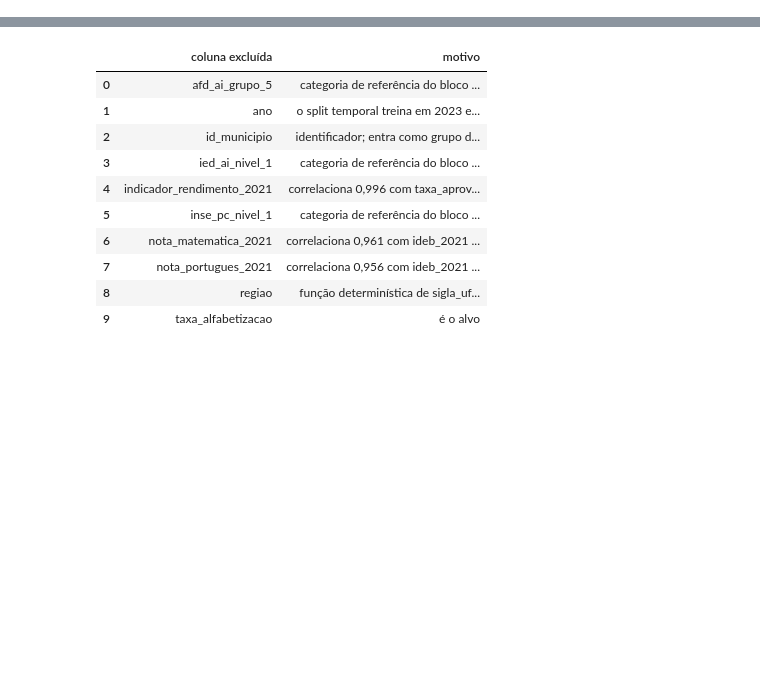
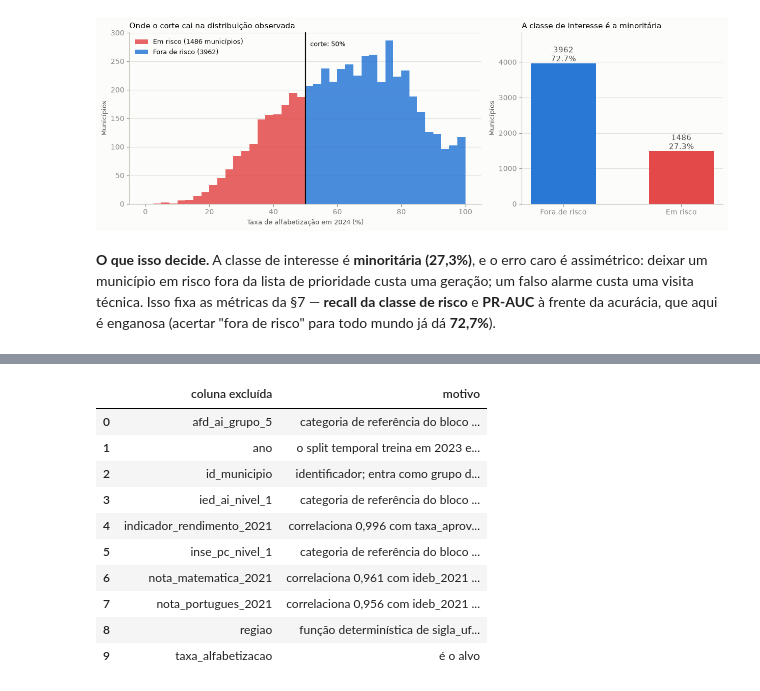
Before and after one commit to damske-h/1IAST-Fase3, a Jupyter notebook: notebooks/03_modelagem.ipynb, the cells around one changed output, grey strips where cells are left out. Cells and saved outputs as stored; diff of their text form; code cells hidden in the pictures; blank space fills up the shorter version.

```diff
--- a/notebooks/03_modelagem.ipynb
+++ b/notebooks/03_modelagem.ipynb
@@ -148,0 +108,4 @@ terem saído da EDA:
+# %%
+X, y = rotular_risco(base)
+print(f"{len(X)} municípios, um por linha | classe 'em risco': {y.mean() * 100:.1f}%")
+resumir_rotulo(X, y)
@@ -148,0 +117,41 @@ terem saído da EDA:
+# %%
+fig, eixos = plt.subplots(1, 2, figsize=(12.5, 4.3),
+                          gridspec_kw={"width_ratios": [1.75, 1]})
+
+# --- Painel A: onde o corte cai na distribuição ---
+eixos[0].hist(X.loc[y == 1, "taxa_alfabetizacao"], bins=np.arange(0, 102, 2.5),
+              color=NEGATIVO, alpha=0.85, label=f"Em risco ({int(y.sum())} municípios)")
+eixos[0].hist(X.loc[y == 0, "taxa_alfabetizacao"], bins=np.arange(0, 102, 2.5),
+              color=SERIE[0], alpha=0.85, label=f"Fora de risco ({int((y == 0).sum())})")
+eixos[0].axvline(LIMIAR_RISCO, color=TINTA, linewidth=1.6)
+eixos[0].text(LIMIAR_RISCO + 1.5, eixos[0].get_ylim()[1] * 0.92,
+              f"corte: {num(LIMIAR_RISCO, 0)}%", fontsize=9.5, color=TINTA)
+eixos[0].set_title("Onde o corte cai na distribuição observada", loc="left")
+eixos[0].set_xlabel("Taxa de alfabetização em 2024 (%)")
+eixos[0].set_ylabel("Municípios")
+eixos[0].legend(loc="upper left", fontsize=9)
+limpar(eixos[0])
+
+# --- Painel B: o desbalanceamento, que orienta as métricas ---
+contagem = pd.Series(y).value_counts().sort_index()
+eixos[1].bar(["Fora de risco", "Em risco"], contagem.values,
+             color=[SERIE[0], NEGATIVO], width=0.55)
+for i, valor in enumerate(contagem.values):
+    eixos[1].text(i, valor + 60, f"{valor}\n{valor / len(y) * 100:.1f}%",
+                  ha="center", fontsize=10.5, color=TINTA_2)
+eixos[1].set_title("A classe de interesse é a minoritária", loc="left")
+eixos[1].set_ylabel("Municípios")
+eixos[1].set_ylim(0, contagem.max() * 1.22)
+limpar(eixos[1])
+
+fig.tight_layout()
+salvar(fig, "03_alvo", IMAGENS)
+plt.show()
+# %% [output]
+[figure, added]
+# %% [markdown]
+**O que isso decide.** A classe de interesse é **minoritária (27,3%)**, e o erro caro é
+assimétrico: deixar um município em risco fora da lista de prioridade custa uma geração; um
+falso alarme custa uma visita técnica. Isso fixa as métricas da §7 — **recall da classe de
+risco** e **PR-AUC** à frente da acurácia, que aqui é enganosa (acertar "fora de risco" para
+todo mundo já dá **72,7%**).
```
Also changed, not shown: parts of 76 cells of this notebook, 13 other files.
